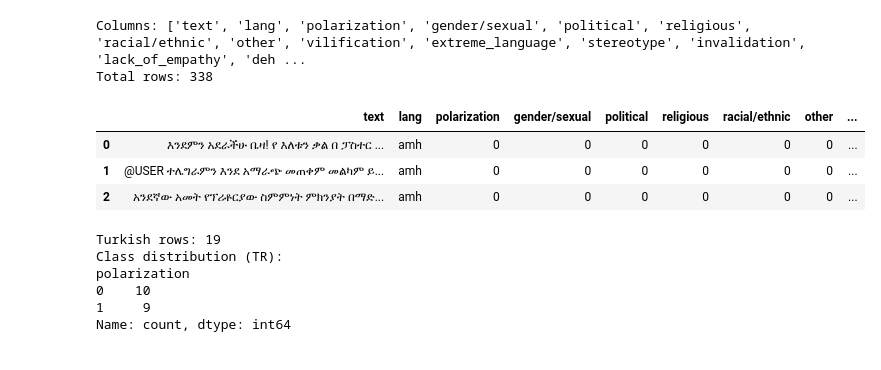
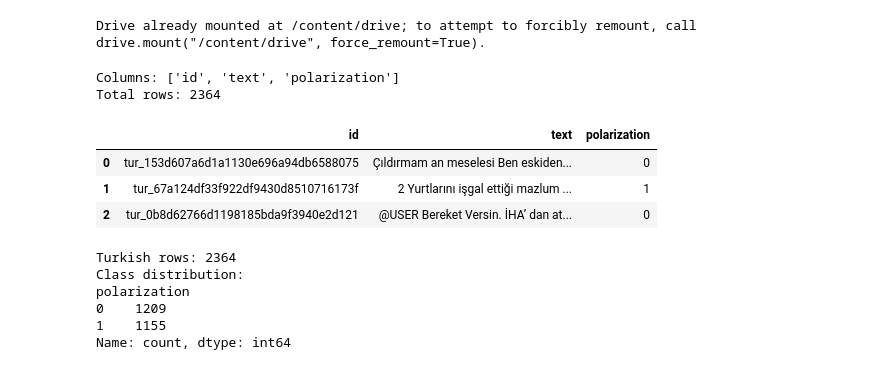
Before and after one commit to esrayapici/Thesis, a Jupyter notebook: subtask1.ipynb, the cells around one changed output. Drawn from its saved outputs; the diff is of its cells as text; code cells hidden in the pictures.

```diff
--- a/subtask1.ipynb
+++ b/subtask1.ipynb
@@ -23,34 +24,47 @@ CSV_PATH = "Trial_Data.csv"
+# %%
+from google.colab import drive
+drive.mount("/content/drive")
+
+BASE_DIR = "/content/drive/MyDrive/Semeval_Polar"
+TRAIN_CSV_PATH = f"{BASE_DIR}/Data/tur_subtask1.csv"
+TEST_CSV_PATH  = f"{BASE_DIR}/Data/tur_subtask1_test.csv"
+SUBMIT_DIR     = f"{BASE_DIR}/Submissions"
+OUT_PATH = f"{SUBMIT_DIR}/subtask1_tr_predictions.csv"
+# %% [output]
+Drive already mounted at /content/drive; to attempt to forcibly remount, call drive.mount("/content/drive", force_remount=True).
 # %%
-df = pd.read_csv(CSV_PATH)
+# TRAIN_CSV_PATH = "/content/tur.csv"   # veya Drive: "/content/drive/MyDrive/.../tur.csv"
+df = pd.read_csv(TRAIN_CSV_PATH)
 
-# Expected columns (lowercase in trial):
-# ['text','lang','polarization','gender/sexual','political','religious','racial/ethnic','other', ...]
 print("Columns:", list(df.columns))
 print("Total rows:", len(df))
 display(df.head(3))
 # %% [output]
-Columns: ['text', 'lang', 'polarization', 'gender/sexual', 'political', 'religious', 'racial/ethnic', 'other', 'vilification', 'extreme_language', 'stereotype', 'invalidation', 'lack_of_empathy', 'deh ...
-Total rows: 338
+Columns: ['id', 'text', 'polarization']
+Total rows: 2364
-|  | text | lang | polarization | gender/sexual | political | religious | racial/ethnic | other | ... |
-| 0 | እንደምን አደራችሁ ቤዛ! የ እለቱን ቃል በ ፓስተር ... | amh | 0 | 0 | 0 | 0 | 0 | 0 | ... |
-| 1 | @USER ተሌግራምን እንደ አማራጭ መጠቀም መልካም ይ... | amh | 0 | 0 | 0 | 0 | 0 | 0 | ... |
-| 2 | አንደኛው አመት የፕሪቶርያው ስምምነት ምክንያት በማድ... | amh | 0 | 0 | 0 | 0 | 0 | 0 | ... |
+|  | id | text | polarization |
+| 0 | tur_153d607a6d1a1130e696a94db6588075 | Çıldırmam an meselesi Ben eskiden... | 0 |
+| 1 | tur_67a124df33f922df9430d8510716173f | 2 Yurtlarını işgal ettiği mazlum ... | 1 |
+| 2 | tur_0b8d62766d1198185bda9f3940e2d121 | @USER Bereket Versin. İHA’ dan at... | 0 |
 # %%
-df_tr = df[df['lang'].astype(str).str.lower().eq('tur')].copy()
-df_tr['text'] = df_tr['text'].astype(str).str.strip()
-df_tr = df_tr[df_tr['text'].str.len() > 0].copy()
+# ✅ artık: df_tr = df[df['lang']==...] yok
+df_tr = df.copy()
 
-print("\nTurkish rows:", len(df_tr))
-print("Class distribution (TR):")
-print(df_tr['polarization'].value_counts())
+df_tr["text"] = df_tr["text"].astype(str).str.strip()
+df_tr = df_tr[df_tr["text"].str.len() > 0].copy()
 
-# Target & raw text
-y = df_tr['polarization'].astype(int).values
-X_text = df_tr['text'].tolist()
+# label temizliği
+df_tr["polarization"] = pd.to_numeric(df_tr["polarization"], errors="coerce")
+df_tr = df_tr.dropna(subset=["polarization"]).copy()
+df_tr["polarization"] = df_tr["polarization"].astype(int)
+
+print("Turkish rows:", len(df_tr))
+print("Class distribution:")
+print(df_tr["polarization"].value_counts())
 # %% [output]
-Turkish rows: 19
-Class distribution (TR):
+Turkish rows: 2364
+Class distribution:
 polarization
-0    10
-1     9
+0    1209
+1    1155
 Name: count, dtype: int64
```
Also changed, not shown: parts of 21 cells of this notebook.
